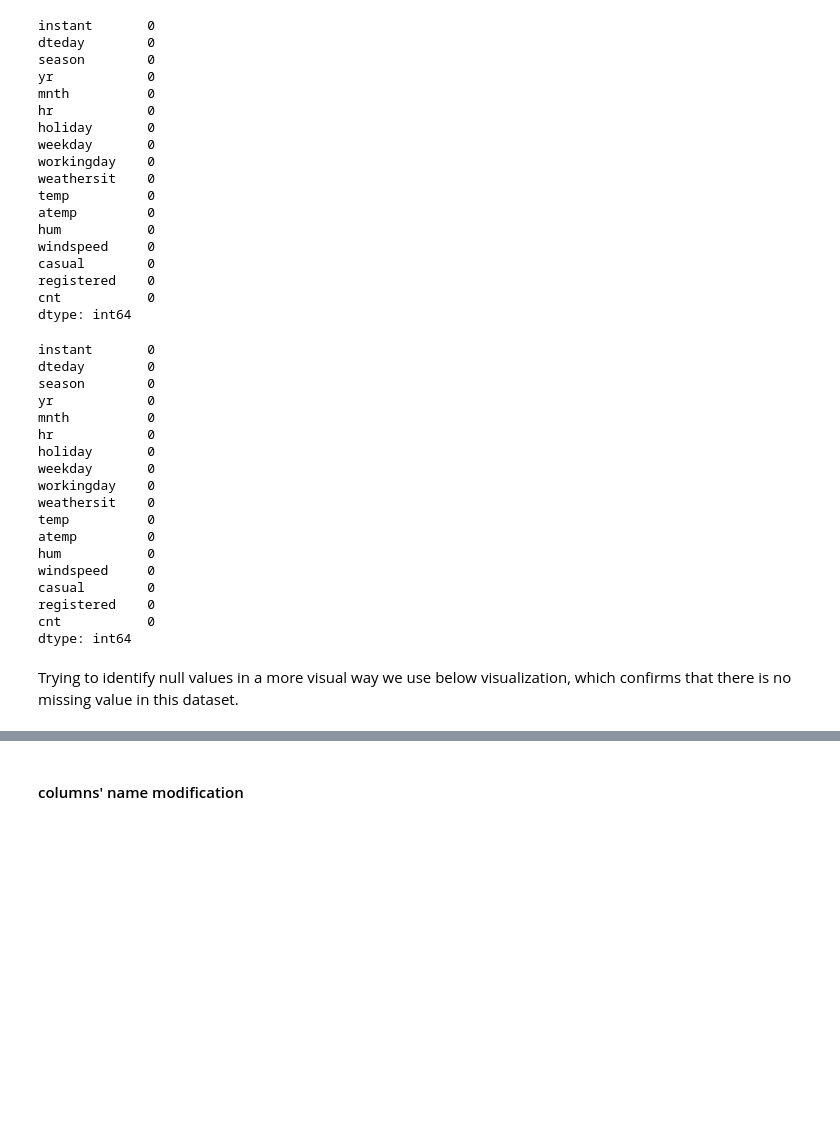
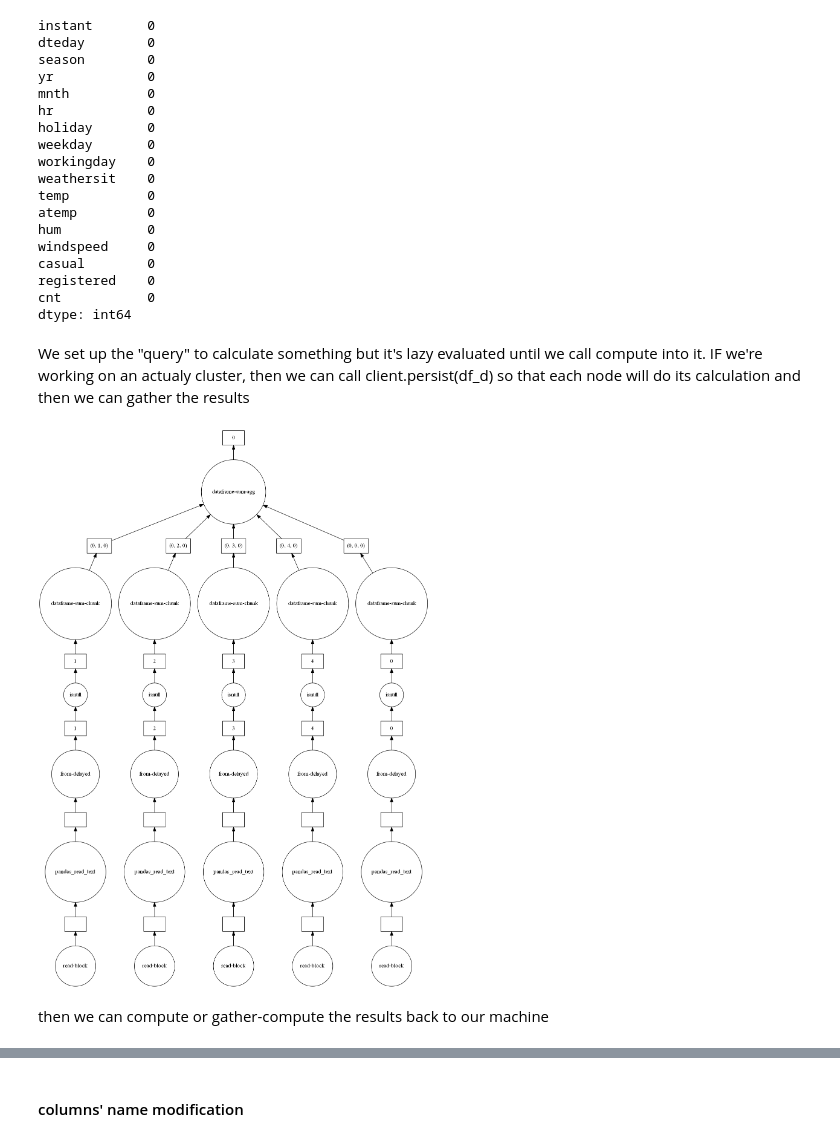
Before and after one commit to daguito81/ml-bikesharing-dask, a Jupyter notebook: notebooks/Bike_sharing_2_D.ipynb, the cells around one changed output, grey strips where cells are left out. Drawn from its saved outputs; the diff is of its cells as text; code cells hidden in the pictures; blank space fills up the shorter version.

Commit message:
2nd pass adding Dask before Up to Visualizations

```diff
--- a/notebooks/Bike_sharing_2_D.ipynb
+++ b/notebooks/Bike_sharing_2_D.ipynb
@@ -8,4 +18,4 @@ import dask.dataframe as dd
 # %%
 df_p = pd.read_csv("../data/hour.csv")
-df_d = dd.read_csv("../data/hour.csv")
-df_online_test = dd.read_csv("https://s3.eu-central-1.amazonaws.com/ie-mbd-advpython-ml-bikesharing-dask/hour.csv")
+df_d = dd.read_csv("https://s3.eu-central-1.amazonaws.com/ie-mbd-advpython-ml-bikesharing-dask/hour.csv",
+                   blocksize="250KB")
@@ -79,26 +93,11 @@ casual        0
 registered    0
 cnt           0
 dtype: int64
+# %% [markdown]
+We set up the "query" to calculate something but it's lazy evaluated until we call compute into it. IF we're working on an actualy cluster, then we can call client.persist(df_d) so that each node will do its calculation and then we can gather the results
 # %%
-df_d.isnull().sum().compute()
+nulls = df_d.isnull().sum()
-# %% [output]
-instant       0
-dteday        0
-season        0
-yr            0
-mnth          0
-hr            0
-holiday       0
-weekday       0
-workingday    0
-weathersit    0
-temp          0
-atemp         0
-hum           0
-windspeed     0
-casual        0
-registered    0
-cnt           0
-dtype: int64
-# %% [markdown]
-Trying to identify null values in a more visual way we use below visualization, which confirms that there is no missing value in this dataset.
+# %%
+nulls.visualize()
+# %% [output]
+[figure, added]
@@ -104,0 +106,2 @@ Trying to identify null values in a more visual way we use below visualization,
+# %% [markdown]
+then we can compute or gather-compute the results back to our machine
```
Also changed, not shown: parts of 79 cells of this notebook, 1 other file.
